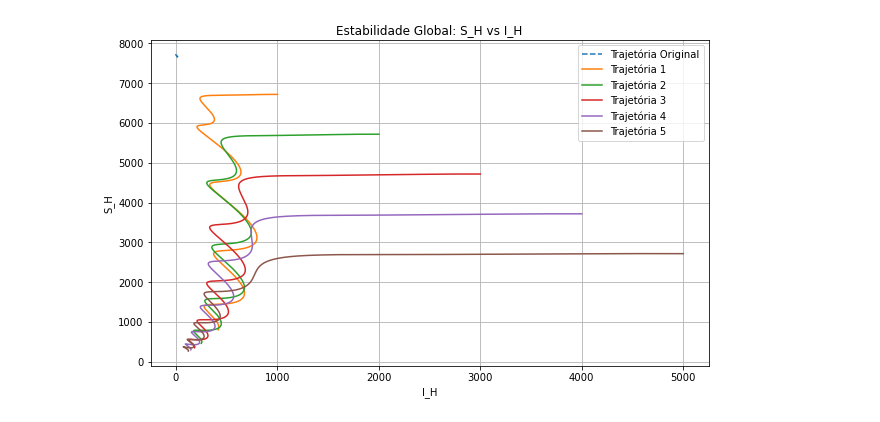
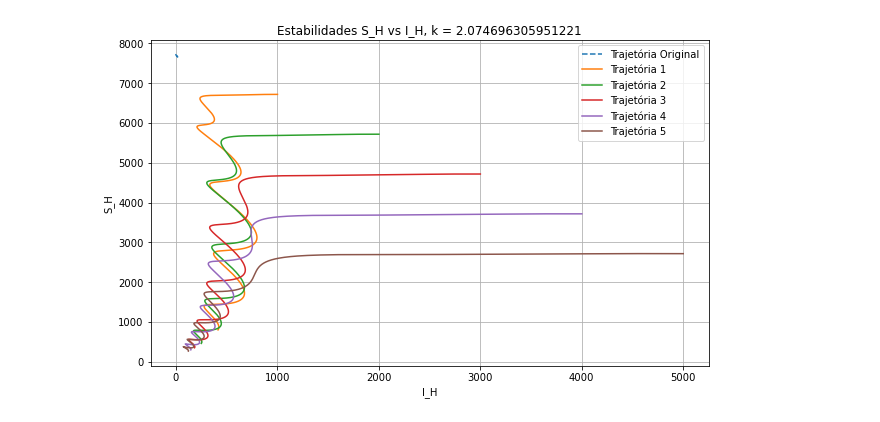
Before and after one commit to RaphaLevy/TCC, a Jupyter notebook: Modelagem_com_Dinamica_Pop/Plot_SH_por_IH.ipynb, the cells around one changed output. Saved outputs shown, nothing was run; the diff lists cells and outputs as text; code cells hidden in the pictures.

```diff
--- a/Modelagem_com_Dinamica_Pop/Plot_SH_por_IH.ipynb
+++ b/Modelagem_com_Dinamica_Pop/Plot_SH_por_IH.ipynb
@@ -256,32 +305,32 @@ initial_conditions = [S_H0, I_H0, R_H0, S_M0, E_M0, I_M0]
 
 # Número de trajetórias a anlisar
 num_trajectories = 5
 
 # Plotagem das múltiplas trajetórias
 plt.figure(figsize=(10, 6))
 
 original_solution = solve_ivp(model, t_span, initial_conditions, args=args, method='RK45', dense_output=True)
 original_z_values = original_solution.sol(t_values)
 plt.plot(original_z_values[1], original_z_values[0], label='Trajetória Original', linestyle='--')
 
 for i in range(num_trajectories):
 
     initial_conditions[0] -= 1000  # Aumentando o número de infectados inicial em 1000
     initial_conditions[1] += 1000
     solution = solve_ivp(model, t_span, initial_conditions, args=args, method='RK45', dense_output=True)
 
     # Extrai os resultados
     t_values = np.linspace(t_span[0], t_span[1], 1000)
     z_values = solution.sol(t_values)
 
     # Plota S_H vs I_H para cada trajetória
     plt.plot(z_values[1], z_values[0], label=f'Trajetória {i+1}')
 
-plt.title('Estabilidade Global: S_H vs I_H')
+plt.title(f'Estabilidades S_H vs I_H, k = {k}')
 plt.xlabel('I_H')
 plt.ylabel('S_H')
 plt.legend()
 plt.grid(True)
 plt.show()
 # %% [output]
-[figure, old version]
+[figure, new version]
```
Also changed, not shown: parts of 16 cells of this notebook.
